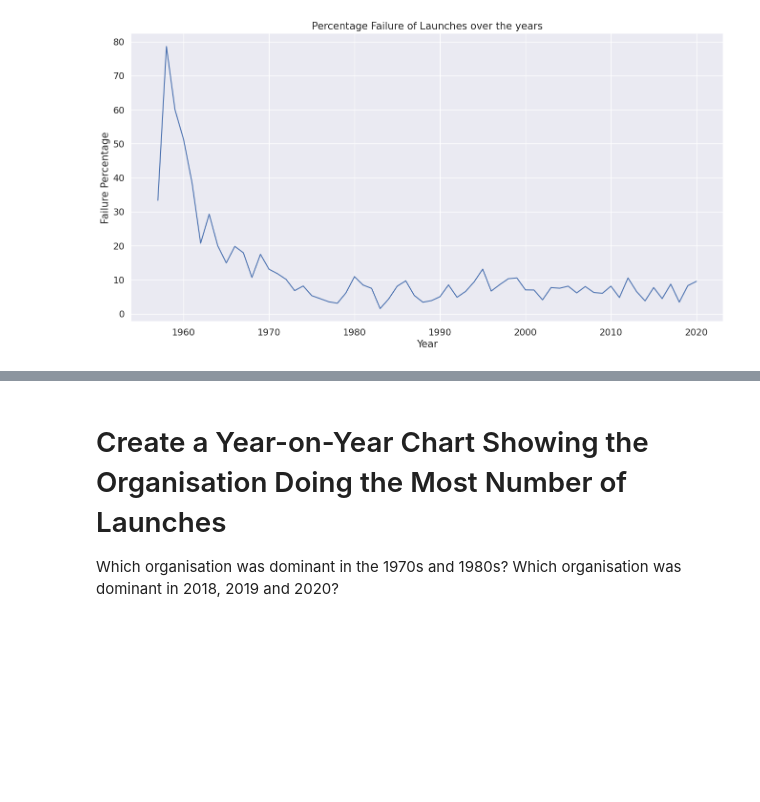
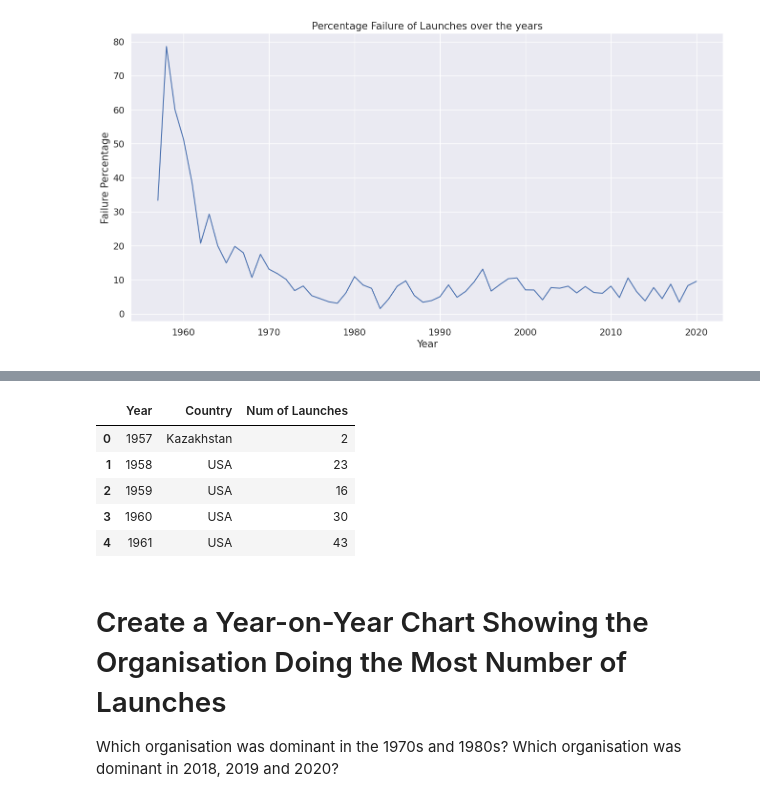
Before and after one commit to Ajdin1902/Space-Launches-Deep-Analysis, a Jupyter notebook: Space_Missions_Analysis_(start).ipynb, the cells around one changed output, grey strips where cells are left out. Drawn from its saved outputs; the diff is of its cells as text; code cells hidden in the pictures; blank space fills up the shorter version.

```diff
--- a/Space_Missions_Analysis_(start).ipynb
+++ b/Space_Missions_Analysis_(start).ipynb
@@ -1090,4 +1090,5 @@ with sns.axes_style("darkgrid"):
 
 Do the results change if we only look at the number of successful launches?
 # %%
-df_countries = df_data.groupby(["Year", "Country"], as_index=True).count()
+df2 = df_data.groupby(['Year','Country']).count()
+df2.head()
@@ -1133,0 +1103,3 @@ AttributeError: 'bool' object has no attribute 'all'
+# %%
+df2.rename(columns={'Mission_Status':'Num of Launches'}, inplace=True)
+df2.head()
@@ -1133,0 +1114,3 @@ AttributeError: 'bool' object has no attribute 'all'
+# %%
+g = df2['Num of Launches'].groupby('Year', group_keys=False).nlargest(1)
+g
@@ -1133,0 +1131,11 @@ AttributeError: 'bool' object has no attribute 'all'
+# %%
+df_countries=pd.DataFrame(g)
+df_countries.reset_index(inplace=True)
+df_countries.head()
+# %% [output]
+|  | Year | Country | Num of Launches |
+| 0 | 1957 | Kazakhstan | 2 |
+| 1 | 1958 | USA | 23 |
+| 2 | 1959 | USA | 16 |
+| 3 | 1960 | USA | 30 |
+| 4 | 1961 | USA | 43 |
```
Also changed, not shown: parts of 13 cells of this notebook.
